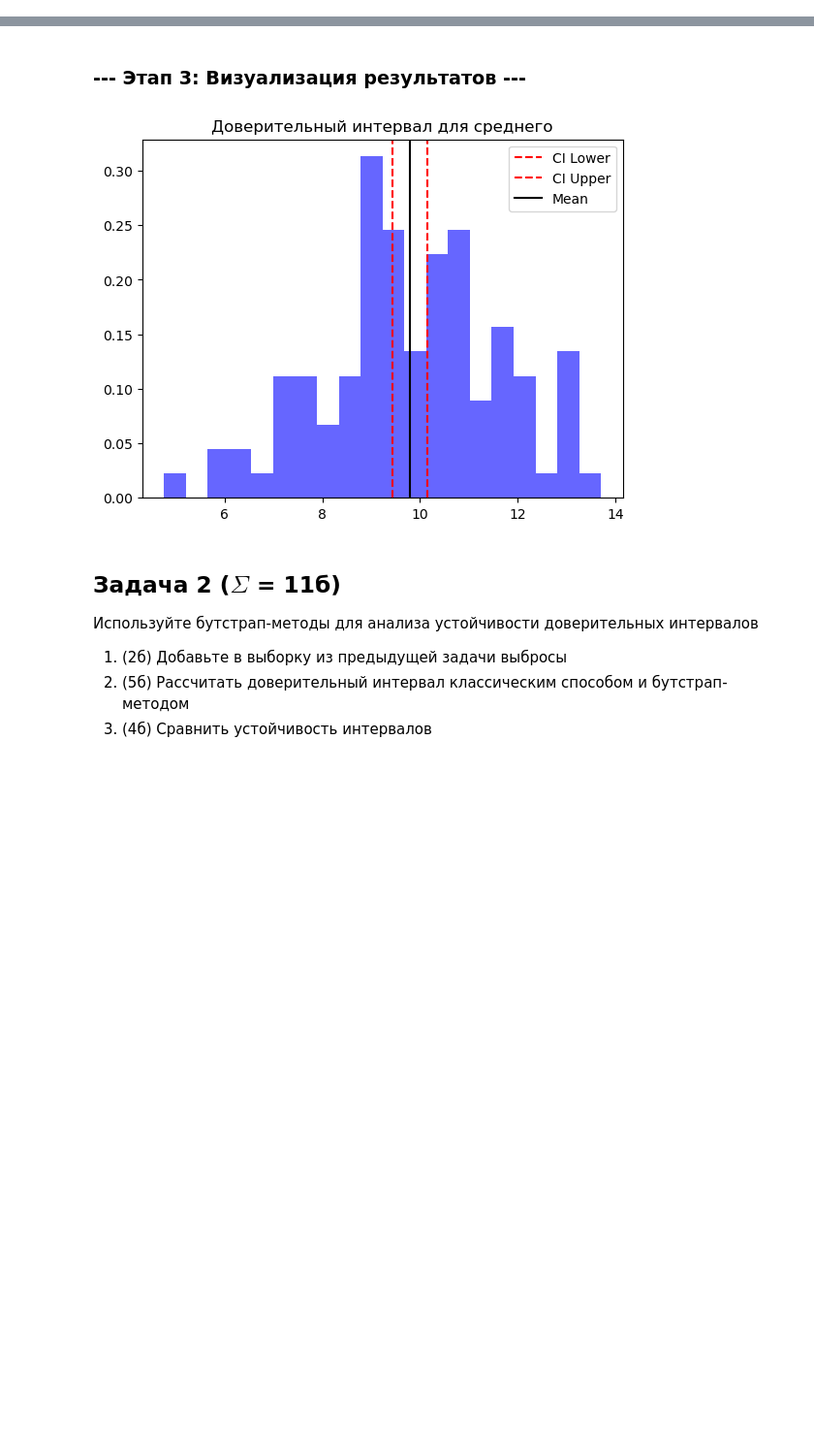
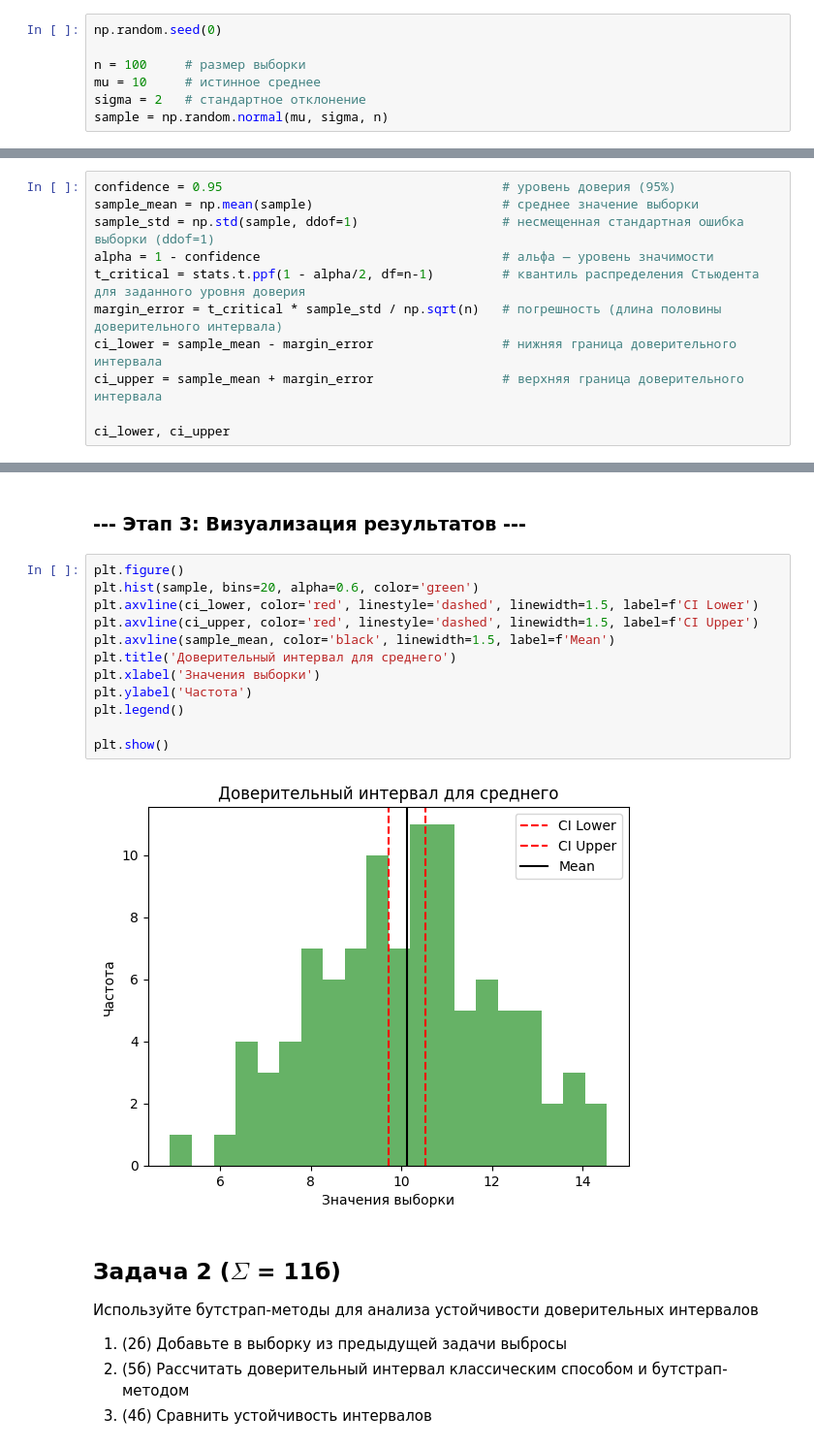
Before and after one commit to r42arty/hse, a Jupyter notebook: mod3/MathStat/MS_3.ipynb, the cells around one changed output, grey strips where cells are left out. Shown at 97% size. Cells and saved outputs as stored; diff of their text form; blank space fills up the shorter version.

```diff
--- a/mod3/MathStat/MS_3.ipynb
+++ b/mod3/MathStat/MS_3.ipynb
@@ -73,7 +73,24 @@ from sklearn.utils import resample
 3. (4б) Визуализировать результаты
 # %% [markdown]
 ### --- Этап 1: Генерация выборки из нормального распределения ---
+# %%
+np.random.seed(0)
+
+n = 100     # размер выборки
+mu = 10     # истинное среднее
+sigma = 2   # стандартное отклонение
+sample = np.random.normal(mu, sigma, n)
 # %% [markdown]
 ### --- Этап 2: Вычисление доверительного интервала для среднего ---
 # %%
+confidence = 0.95                                     # уровень доверия (95%)
+sample_mean = np.mean(sample)                         # среднее значение выборки
+sample_std = np.std(sample, ddof=1)                   # несмещенная стандартная ошибка выборки (ddof=1)
+alpha = 1 - confidence                                # альфа — уровень значимости
+t_critical = stats.t.ppf(1 - alpha/2, df=n-1)         # квантиль распределения Стьюдента для заданного уровня доверия
+margin_error = t_critical * sample_std / np.sqrt(n)   # погрешность (длина половины доверительного интервала)
+ci_lower = sample_mean - margin_error                 # нижняя граница доверительного интервала
+ci_upper = sample_mean + margin_error                 # верхняя граница доверительного интервала
+
+ci_lower, ci_upper
 # %% [output]
@@ -81,8 +98,19 @@ from sklearn.utils import resample
 # %% [markdown]
 ### --- Этап 3: Визуализация результатов ---
 # %%
+plt.figure()
+plt.hist(sample, bins=20, alpha=0.6, color='green')
+plt.axvline(ci_lower, color='red', linestyle='dashed', linewidth=1.5, label=f'CI Lower')
+plt.axvline(ci_upper, color='red', linestyle='dashed', linewidth=1.5, label=f'CI Upper')
+plt.axvline(sample_mean, color='black', linewidth=1.5, label=f'Mean')
+plt.title('Доверительный интервал для среднего')
+plt.xlabel('Значения выборки')
+plt.ylabel('Частота')
+plt.legend()
+
+plt.show()
 # %% [output]
-[figure, old version]
+[figure, new version]
 # %% [markdown]
 ## Задача 2 ($\Sigma$ = 11б)
 Используйте бутстрап-методы для анализа устойчивости доверительных интервалов
```
Also changed, not shown: parts of 4 cells of this notebook.
